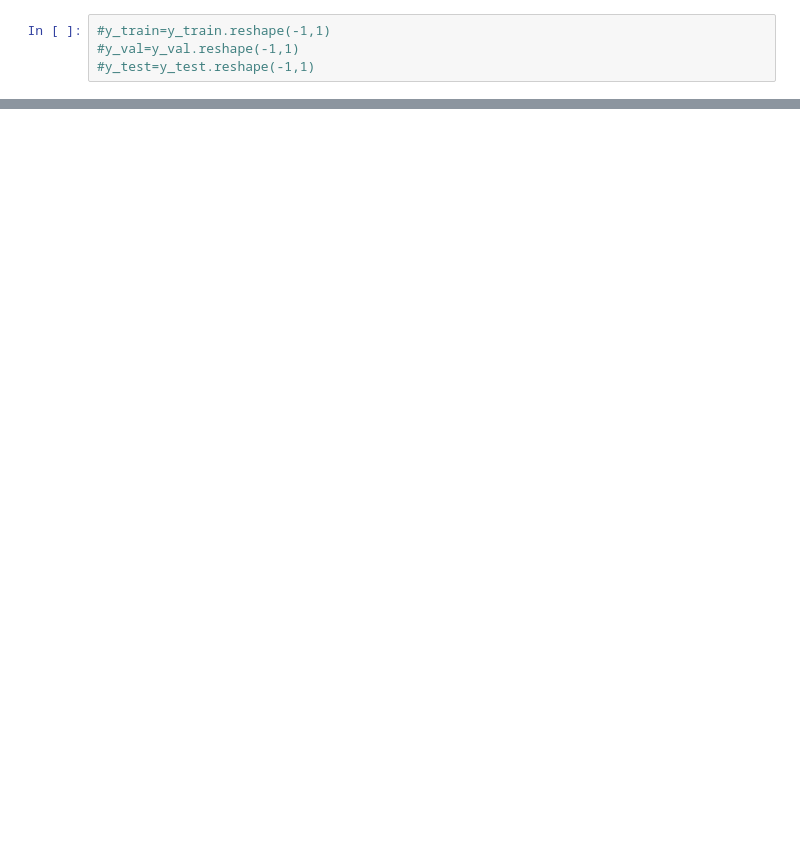
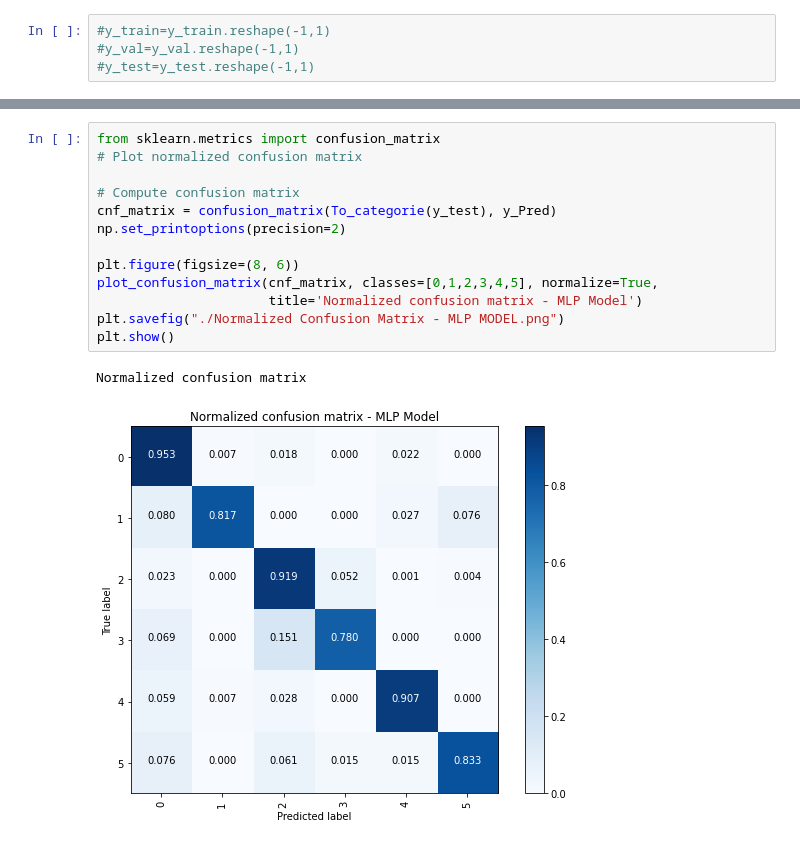
Before and after one commit to wyctorfogos/-Emotions-dataset-for-NLP---WFR, a Jupyter notebook: emotions-dataset-for-nlp-wfr.ipynb, the cells around one changed output, grey strips where cells are left out. Saved outputs shown, nothing was run; the diff lists cells and outputs as text; blank space fills up the shorter version.

```diff
--- a/emotions-dataset-for-nlp-wfr.ipynb
+++ b/emotions-dataset-for-nlp-wfr.ipynb
@@ -196,0 +271,16 @@ plt.show()
+# %%
+from sklearn.metrics import confusion_matrix
+# Plot normalized confusion matrix
+
+# Compute confusion matrix
+cnf_matrix = confusion_matrix(To_categorie(y_test), y_Pred)
+np.set_printoptions(precision=2)
+
+plt.figure(figsize=(8, 6))
+plot_confusion_matrix(cnf_matrix, classes=[0,1,2,3,4,5], normalize=True,
+                      title='Normalized confusion matrix - MLP Model')
+plt.savefig("./Normalized Confusion Matrix - MLP MODEL.png")
+plt.show()
+# %% [output]
+Normalized confusion matrix
+[figure, added]
```
Also changed, not shown: parts of 6 cells of this notebook.
